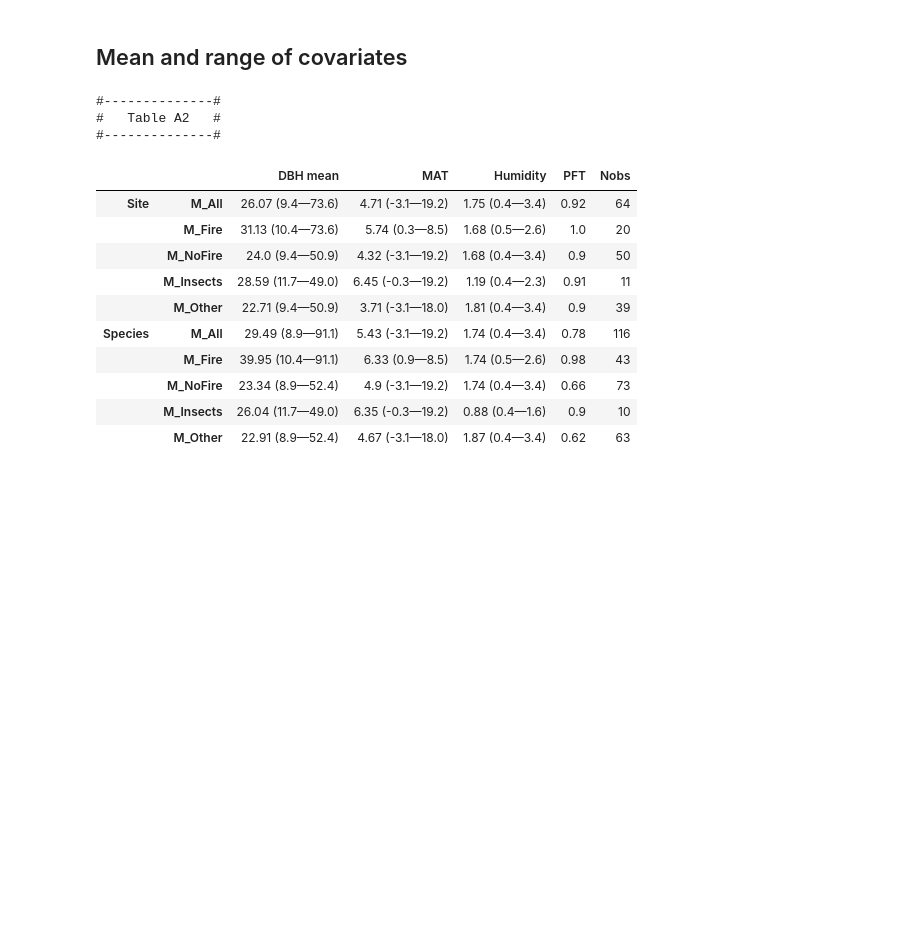
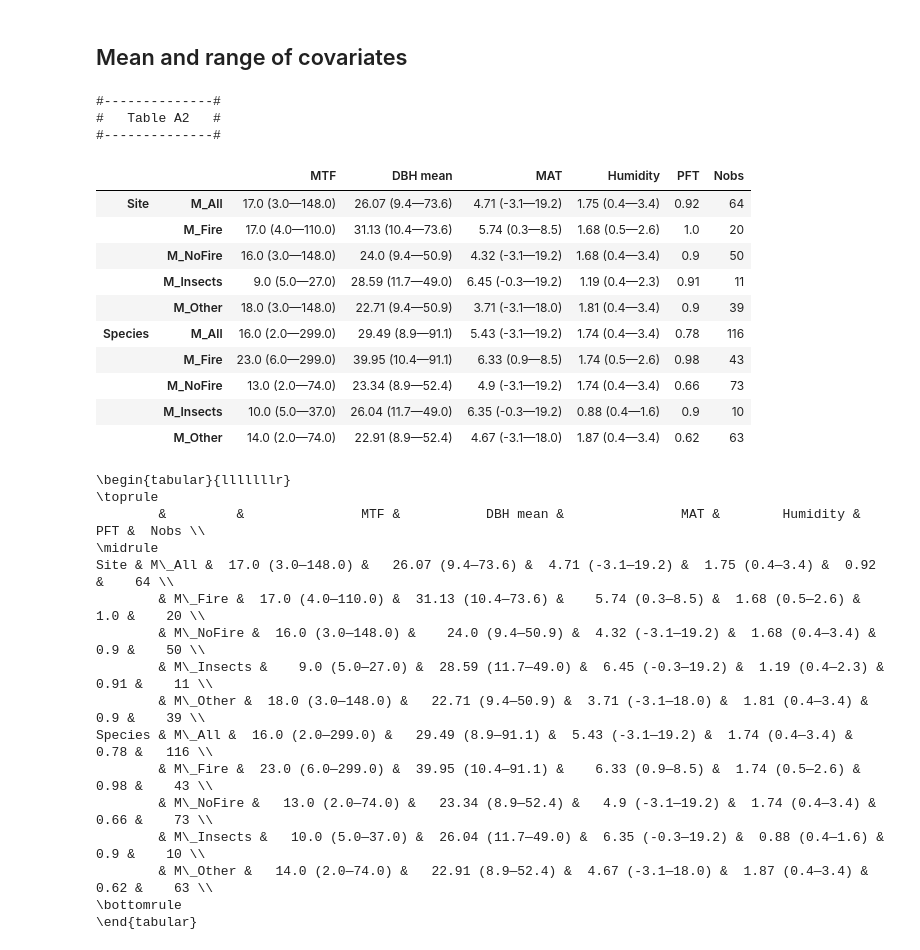
Before and after one commit to AntjeGaertner/Gaertner_2023_MTFofDSTs, a Jupyter notebook: Appendix_FigureB3_regression_covariates_visualisation.ipynb, the cells around one changed output. Drawn from its saved outputs; the diff is of its cells as text; code cells hidden in the pictures; blank space fills up the shorter version.

```diff
--- a/Appendix_FigureB3_regression_covariates_visualisation.ipynb
+++ b/Appendix_FigureB3_regression_covariates_visualisation.ipynb
@@ -234,7 +234,7 @@ N Other mort: 63
 ## Mean and range of covariates
 # %%
 bd.print_header('Table A2')
-cov_vars = ['DBH mean','MAT','Humidity','PFT']
+cov_vars = ['MTF','DBH mean','MAT','Humidity','PFT']
 level_option_list = ['Site','Species']
 
 df_clim_stats       = pd.DataFrame() # Paper
@@ -259,6 +259,12 @@ for m,mtf_mort_extended in enumerate(data_mort):
         mean = clim_stats_mean[j].to_list()
         max_ = clim_stats_max[j].to_list()
         min_ = clim_stats_min[j].to_list()
+
+        if (j == 'MTF'):
+            mean = np.round(np.exp(mean))
+            min_ = np.round(np.exp(min_))
+            max_ = np.round(np.exp(max_))
+
         if j == 'PFT':
             clim_stats[j] = mean
         else:
@@ -269,42 +275,58 @@ for m,mtf_mort_extended in enumerate(data_mort):
     clim_stats = clim_stats.T[mort_order].T
     clim_stats['Nobs'] = clim_stats_n
     #display(clim_stats)
     clim_stats.index = mort_order_store
 
     idx_mult = pd.MultiIndex.from_tuples((level_option_list[m],j) for j in clim_stats.index.to_list())
     clim_stats.index = idx_mult
 
     df_clim_stats = pd.concat([df_clim_stats,clim_stats])
 
 
     # Table for testing models for difference (min - max)
     idx_mult_min  = pd.MultiIndex.from_tuples((level_option_list[m],'Min',j) for j in clim_stats_min.index.to_list())
     idx_mult_max  = pd.MultiIndex.from_tuples((level_option_list[m],'Max',j) for j in clim_stats_min.index.to_list())
     idx_mult_mean = pd.MultiIndex.from_tuples((level_option_list[m],'Mean',j) for j in clim_stats_min.index.to_list())
 
     clim_stats_min.index  = idx_mult_min
     clim_stats_max.index  = idx_mult_max
     clim_stats_mean.index = idx_mult_mean
 
     df_clim_stats_store = pd.concat([df_clim_stats_store, clim_stats_min,clim_stats_max,clim_stats_mean])
 
 display(df_clim_stats)
-#print(df_clim_stats.to_latex())
+print(df_clim_stats.to_latex())
 
 #display(df_clim_stats_store)
 #df_clim_stats_store.to_pickle('covariate_mean_range_data.pkl')
 # %% [output]
 #--------------#
 #   Table A2   #
 #--------------#
-|  |  | DBH mean | MAT | Humidity | PFT | Nobs |
-| Site | M_All | 26.07 (9.4—73.6) | 4.71 (-3.1—19.2) | 1.75 (0.4—3.4) | 0.92 | 64 |
-|  | M_Fire | 31.13 (10.4—73.6) | 5.74 (0.3—8.5) | 1.68 (0.5—2.6) | 1.0 | 20 |
-|  | M_NoFire | 24.0 (9.4—50.9) | 4.32 (-3.1—19.2) | 1.68 (0.4—3.4) | 0.9 | 50 |
-|  | M_Insects | 28.59 (11.7—49.0) | 6.45 (-0.3—19.2) | 1.19 (0.4—2.3) | 0.91 | 11 |
-|  | M_Other | 22.71 (9.4—50.9) | 3.71 (-3.1—18.0) | 1.81 (0.4—3.4) | 0.9 | 39 |
-| Species | M_All | 29.49 (8.9—91.1) | 5.43 (-3.1—19.2) | 1.74 (0.4—3.4) | 0.78 | 116 |
-|  | M_Fire | 39.95 (10.4—91.1) | 6.33 (0.9—8.5) | 1.74 (0.5—2.6) | 0.98 | 43 |
-|  | M_NoFire | 23.34 (8.9—52.4) | 4.9 (-3.1—19.2) | 1.74 (0.4—3.4) | 0.66 | 73 |
-|  | M_Insects | 26.04 (11.7—49.0) | 6.35 (-0.3—19.2) | 0.88 (0.4—1.6) | 0.9 | 10 |
-|  | M_Other | 22.91 (8.9—52.4) | 4.67 (-3.1—18.0) | 1.87 (0.4—3.4) | 0.62 | 63 |
+|  |  | MTF | DBH mean | MAT | Humidity | PFT | Nobs |
+| Site | M_All | 17.0 (3.0—148.0) | 26.07 (9.4—73.6) | 4.71 (-3.1—19.2) | 1.75 (0.4—3.4) | 0.92 | 64 |
+|  | M_Fire | 17.0 (4.0—110.0) | 31.13 (10.4—73.6) | 5.74 (0.3—8.5) | 1.68 (0.5—2.6) | 1.0 | 20 |
+|  | M_NoFire | 16.0 (3.0—148.0) | 24.0 (9.4—50.9) | 4.32 (-3.1—19.2) | 1.68 (0.4—3.4) | 0.9 | 50 |
+|  | M_Insects | 9.0 (5.0—27.0) | 28.59 (11.7—49.0) | 6.45 (-0.3—19.2) | 1.19 (0.4—2.3) | 0.91 | 11 |
+|  | M_Other | 18.0 (3.0—148.0) | 22.71 (9.4—50.9) | 3.71 (-3.1—18.0) | 1.81 (0.4—3.4) | 0.9 | 39 |
+| Species | M_All | 16.0 (2.0—299.0) | 29.49 (8.9—91.1) | 5.43 (-3.1—19.2) | 1.74 (0.4—3.4) | 0.78 | 116 |
+|  | M_Fire | 23.0 (6.0—299.0) | 39.95 (10.4—91.1) | 6.33 (0.9—8.5) | 1.74 (0.5—2.6) | 0.98 | 43 |
+|  | M_NoFire | 13.0 (2.0—74.0) | 23.34 (8.9—52.4) | 4.9 (-3.1—19.2) | 1.74 (0.4—3.4) | 0.66 | 73 |
+|  | M_Insects | 10.0 (5.0—37.0) | 26.04 (11.7—49.0) | 6.35 (-0.3—19.2) | 0.88 (0.4—1.6) | 0.9 | 10 |
+|  | M_Other | 14.0 (2.0—74.0) | 22.91 (8.9—52.4) | 4.67 (-3.1—18.0) | 1.87 (0.4—3.4) | 0.62 | 63 |
+\begin{tabular}{lllllllr}
+\toprule
+        &         &               MTF &           DBH mean &               MAT &        Humidity &   PFT &  Nobs \\
+\midrule
+Site & M\_All &  17.0 (3.0—148.0) &   26.07 (9.4—73.6) &  4.71 (-3.1—19.2) &  1.75 (0.4—3.4) &  0.92 &    64 \\
+        & M\_Fire &  17.0 (4.0—110.0) &  31.13 (10.4—73.6) &    5.74 (0.3—8.5) &  1.68 (0.5—2.6) &   1.0 &    20 \\
+        & M\_NoFire &  16.0 (3.0—148.0) &    24.0 (9.4—50.9) &  4.32 (-3.1—19.2) &  1.68 (0.4—3.4) &   0.9 &    50 \\
+        & M\_Insects &    9.0 (5.0—27.0) &  28.59 (11.7—49.0) &  6.45 (-0.3—19.2) &  1.19 (0.4—2.3) &  0.91 &    11 \\
+        & M\_Other &  18.0 (3.0—148.0) &   22.71 (9.4—50.9) &  3.71 (-3.1—18.0) &  1.81 (0.4—3.4) &   0.9 &    39 \\
+Species & M\_All &  16.0 (2.0—299.0) &   29.49 (8.9—91.1) &  5.43 (-3.1—19.2) &  1.74 (0.4—3.4) &  0.78 &   116 \\
+        & M\_Fire &  23.0 (6.0—299.0) &  39.95 (10.4—91.1) &    6.33 (0.9—8.5) &  1.74 (0.5—2.6) &  0.98 &    43 \\
+        & M\_NoFire &   13.0 (2.0—74.0) &   23.34 (8.9—52.4) &   4.9 (-3.1—19.2) &  1.74 (0.4—3.4) &  0.66 &    73 \\
+        & M\_Insects &   10.0 (5.0—37.0) &  26.04 (11.7—49.0) &  6.35 (-0.3—19.2) &  0.88 (0.4—1.6) &   0.9 &    10 \\
+        & M\_Other &   14.0 (2.0—74.0) &   22.91 (8.9—52.4) &  4.67 (-3.1—18.0) &  1.87 (0.4—3.4) &  0.62 &    63 \\
+\bottomrule
+\end{tabular}
```
Also changed, not shown: parts of 1 cell of this notebook, 2 other files.
